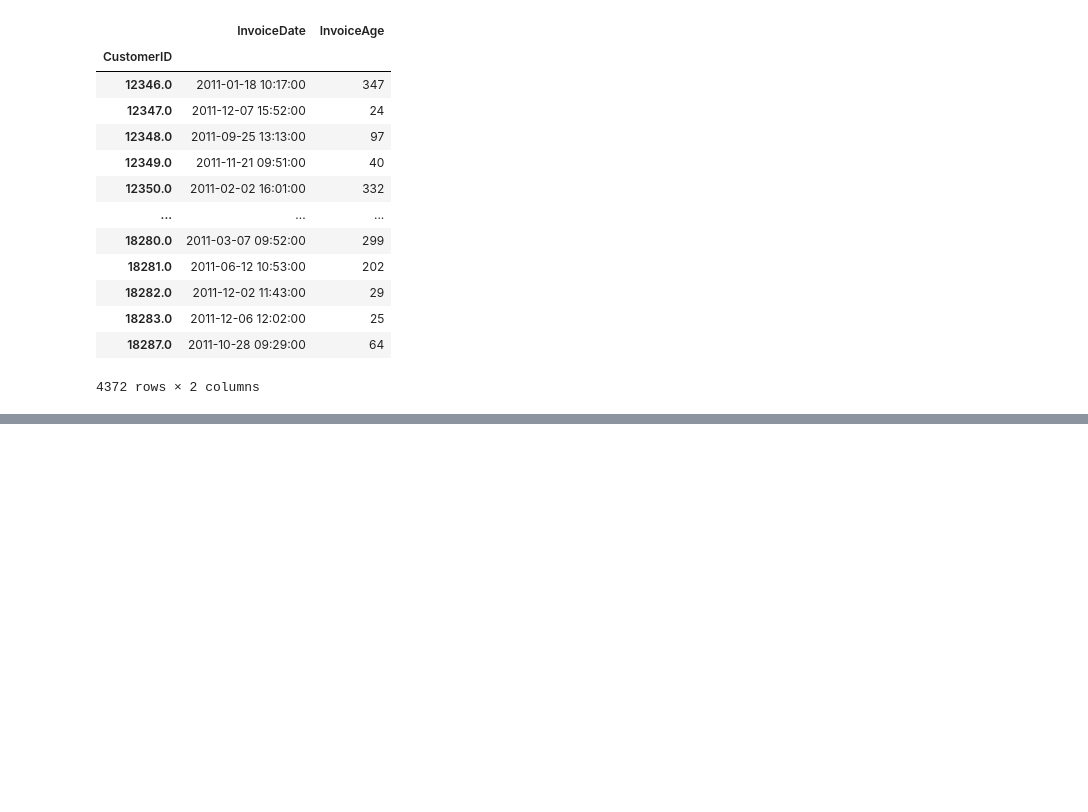
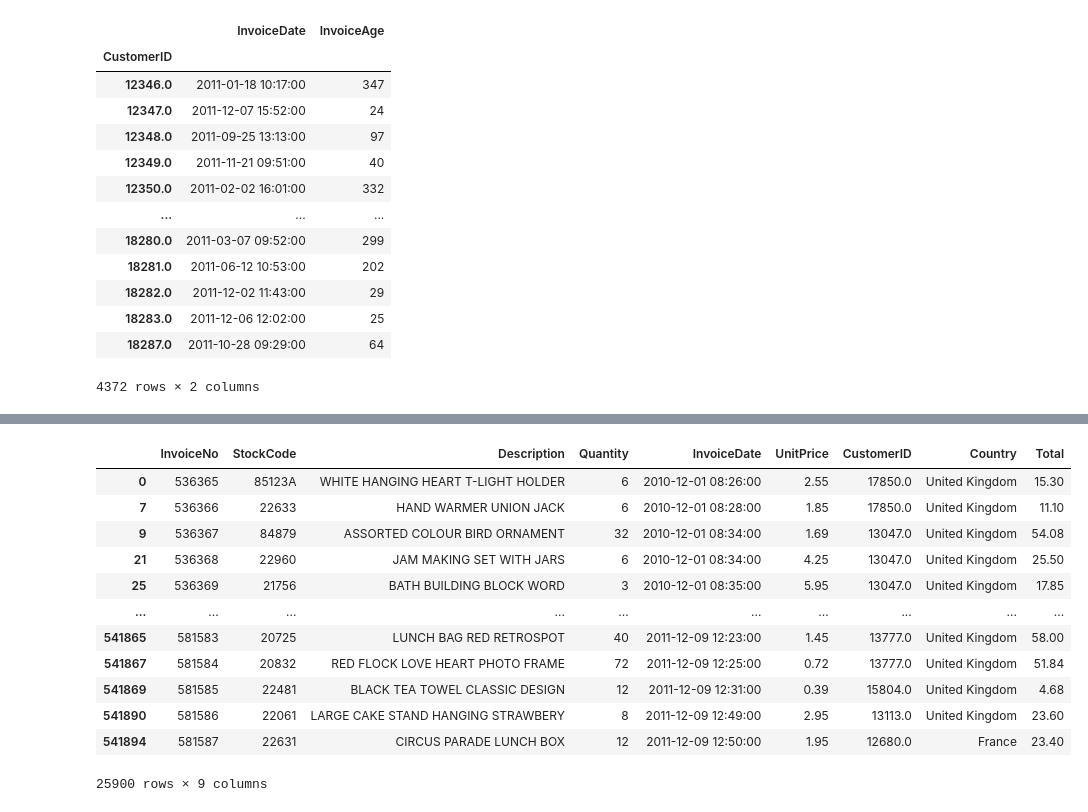
Before and after one commit to jewelnu/Customer-Segmentation-Using-K-means-clustering, a Jupyter notebook: Customer segmentation.ipynb, the cells around one changed output, grey strips where cells are left out. Saved outputs shown, nothing was run; the diff lists cells and outputs as text; code cells hidden in the pictures; blank space fills up the shorter version.

Commit message:
RFM Table created

```diff
--- a/Customer segmentation.ipynb
+++ b/Customer segmentation.ipynb
@@ -116,0 +136,17 @@ max_date
+# %%
+frequency=df.drop_duplicates('InvoiceNo')
+frequency
+# %% [output]
+|  | InvoiceNo | StockCode | Description | Quantity | InvoiceDate | UnitPrice | CustomerID | Country | Total |
+| 0 | 536365 | 85123A | WHITE HANGING HEART T-LIGHT HOLDER | 6 | 2010-12-01 08:26:00 | 2.55 | 17850.0 | United Kingdom | 15.30 |
+| 7 | 536366 | 22633 | HAND WARMER UNION JACK | 6 | 2010-12-01 08:28:00 | 1.85 | 17850.0 | United Kingdom | 11.10 |
+| 9 | 536367 | 84879 | ASSORTED COLOUR BIRD ORNAMENT | 32 | 2010-12-01 08:34:00 | 1.69 | 13047.0 | United Kingdom | 54.08 |
+| 21 | 536368 | 22960 | JAM MAKING SET WITH JARS | 6 | 2010-12-01 08:34:00 | 4.25 | 13047.0 | United Kingdom | 25.50 |
+| 25 | 536369 | 21756 | BATH BUILDING BLOCK WORD | 3 | 2010-12-01 08:35:00 | 5.95 | 13047.0 | United Kingdom | 17.85 |
+| ... | ... | ... | ... | ... | ... | ... | ... | ... | ... |
+| 541865 | 581583 | 20725 | LUNCH BAG RED RETROSPOT | 40 | 2011-12-09 12:23:00 | 1.45 | 13777.0 | United Kingdom | 58.00 |
+| 541867 | 581584 | 20832 | RED FLOCK LOVE HEART PHOTO FRAME | 72 | 2011-12-09 12:25:00 | 0.72 | 13777.0 | United Kingdom | 51.84 |
+| 541869 | 581585 | 22481 | BLACK TEA TOWEL CLASSIC DESIGN | 12 | 2011-12-09 12:31:00 | 0.39 | 15804.0 | United Kingdom | 4.68 |
+| 541890 | 581586 | 22061 | LARGE CAKE STAND HANGING STRAWBERY | 8 | 2011-12-09 12:49:00 | 2.95 | 13113.0 | United Kingdom | 23.60 |
+| 541894 | 581587 | 22631 | CIRCUS PARADE LUNCH BOX | 12 | 2011-12-09 12:50:00 | 1.95 | 12680.0 | France | 23.40 |
+25900 rows × 9 columns
```
Also changed, not shown: parts of 6 cells of this notebook.
